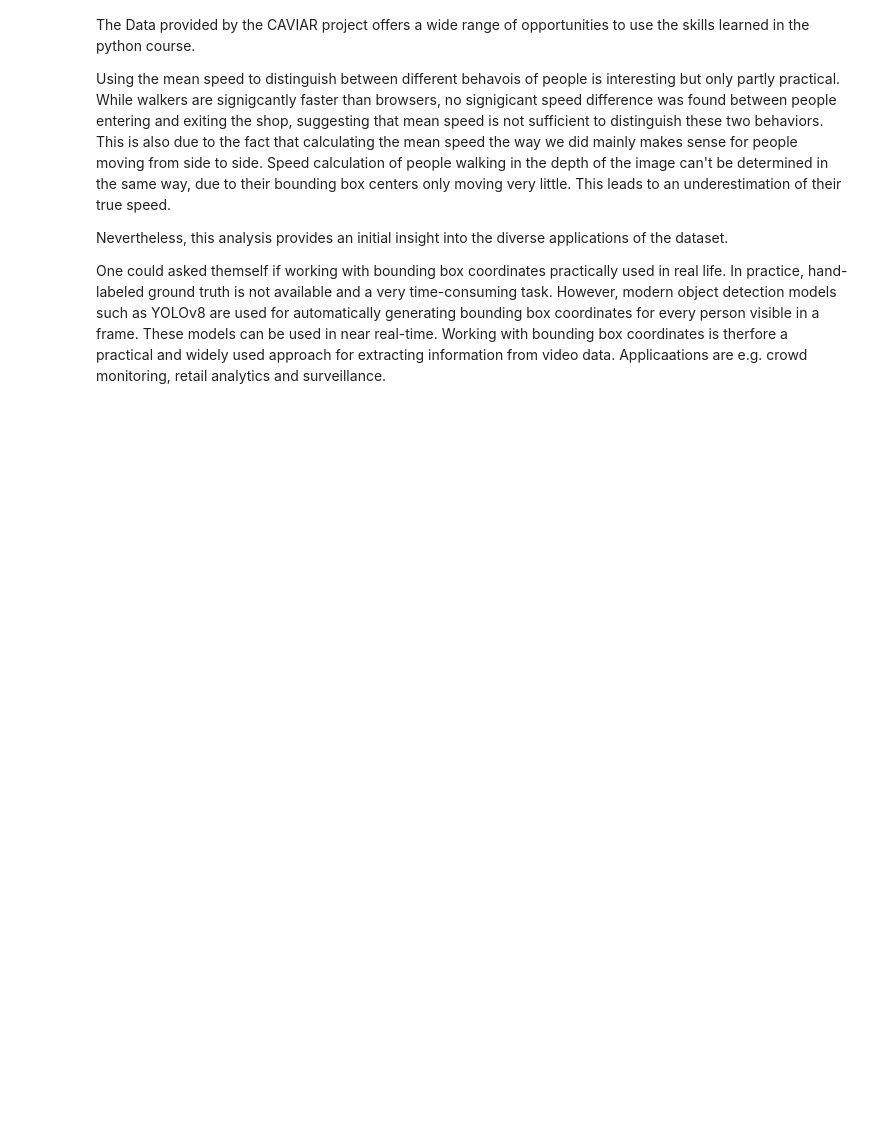
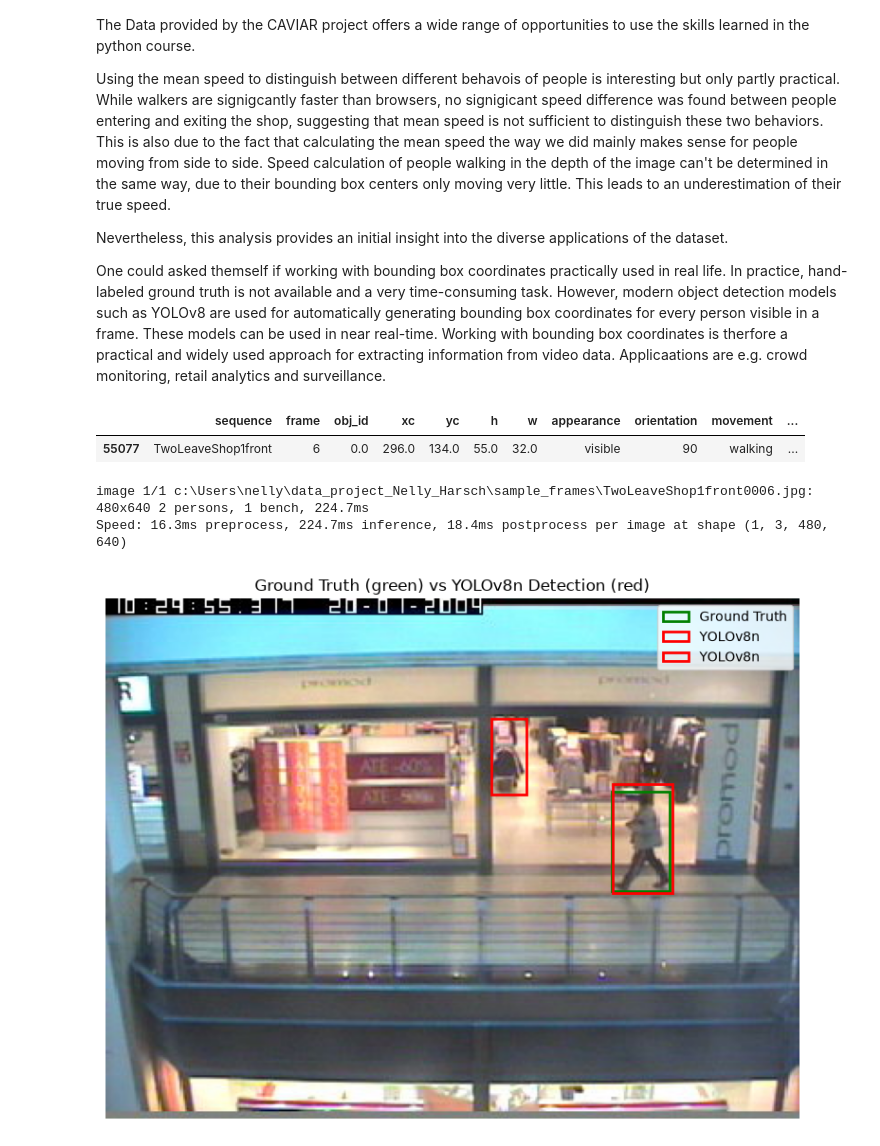
Before and after one commit to nellyharsch/data_project_Nelly_Harsch, a Jupyter notebook: analysis.ipynb, the cells around one changed output. Saved outputs shown, nothing was run; the diff lists cells and outputs as text; code cells hidden in the pictures; blank space fills up the shorter version.

Commit message:
YOLO application added

```diff
--- a/analysis.ipynb
+++ b/analysis.ipynb
@@ -394,3 +397,49 @@ While walkers are signigcantly faster than browsers, no signigicant speed differ
 Nevertheless, this analysis provides an initial insight into the diverse applications of the dataset.
 
 One could asked themself if working with bounding box coordinates practically used in real life. In practice, hand-labeled ground truth is not available and a very time-consuming task. However, modern object detection models such as YOLOv8 are used for automatically generating bounding box coordinates for every person visible in a frame. These models can be used in near real-time. Working with bounding box coordinates is therfore a practical and widely used approach for extracting information from video data. Applicaations are e.g. crowd monitoring, retail analytics and surveillance.
+# %%
+df[(df['sequence'] == 'TwoLeaveShop1front') & (df['frame'] == 6)]
+# %% [output]
+|  | sequence | frame | obj_id | xc | yc | h | w | appearance | orientation | movement | ... |
+| 55077 | TwoLeaveShop1front | 6 | 0.0 | 296.0 | 134.0 | 55.0 | 32.0 | visible | 90 | walking | ... |
+# %%
+from ultralytics import YOLO
+import matplotlib.pyplot as plt
+import matplotlib.patches as patches
+from PIL import Image
+import numpy as np
+
+model = YOLO('yolov8n.pt')
+img_path = 'sample_frames/TwoLeaveShop1front0006.jpg'
+image = Image.open(img_path)
+results = model(img_path)
+
+gt = df[(df['sequence'] == 'TwoLeaveShop1front') & (df['frame'] == 6)].iloc[0]
+gt_x1 = gt['xc'] - gt['w'] / 2
+gt_y1 = gt['yc'] - gt['h'] / 2
+
+fig, ax = plt.subplots(1, figsize = (10,6))
+ax.imshow(np.array(image))
+rect_gt = patches.Rectangle((gt_x1, gt_y1), gt['w'], gt['h'],
+                            linewidth=2, edgecolor='green', facecolor = 'none',
+                            label = 'Ground Truth')
+ax.add_patch(rect_gt)
+
+for box in results[0].boxes:
+    if int(box.cls) == 0:
+        x1, y1, x2, y2 = box.xyxy[0].tolist()
+        rect_yolo = patches.Rectangle(
+            (x1, y1), x2 -x1, y2 - y1,
+            linewidth=2, edgecolor='red', facecolor = 'none',
+            label = 'YOLOv8n'
+        )
+        ax.add_patch(rect_yolo)
+ax.legend()
+ax.set_title('Ground Truth (green) vs YOLOv8n Detection (red)')
+ax.axis('off')
+plt.tight_layout()
+plt.show()
+# %% [output]
+image 1/1 c:\Users\nelly\data_project_Nelly_Harsch\sample_frames\TwoLeaveShop1front0006.jpg: 480x640 2 persons, 1 bench, 224.7ms
+Speed: 16.3ms preprocess, 224.7ms inference, 18.4ms postprocess per image at shape (1, 3, 480, 640)
+[figure, added]
```
Also changed, not shown: parts of 6 cells of this notebook, 1 other file.
